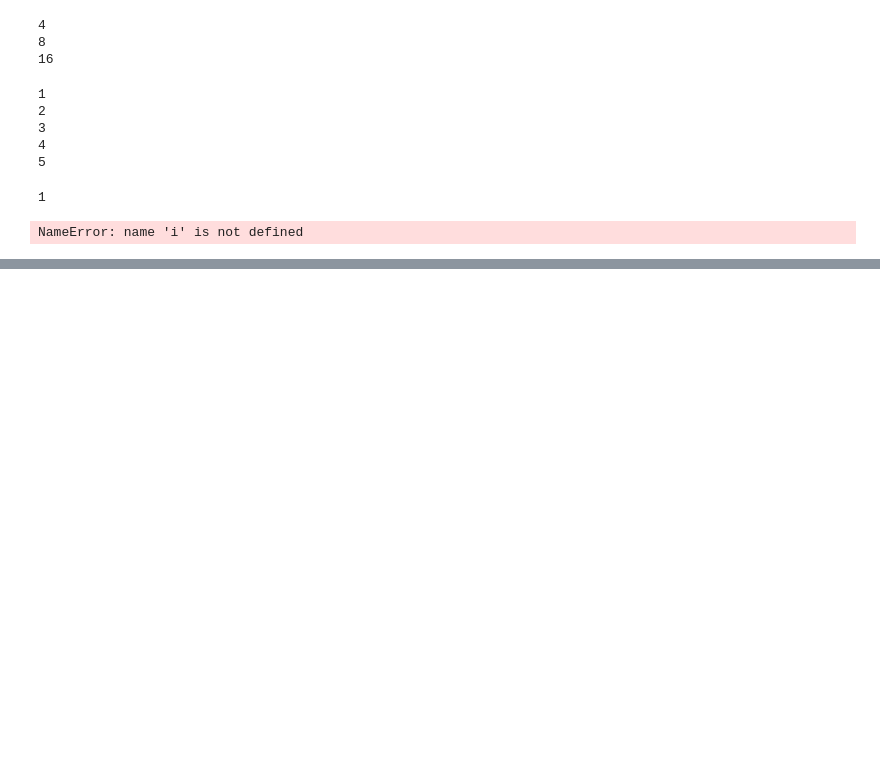
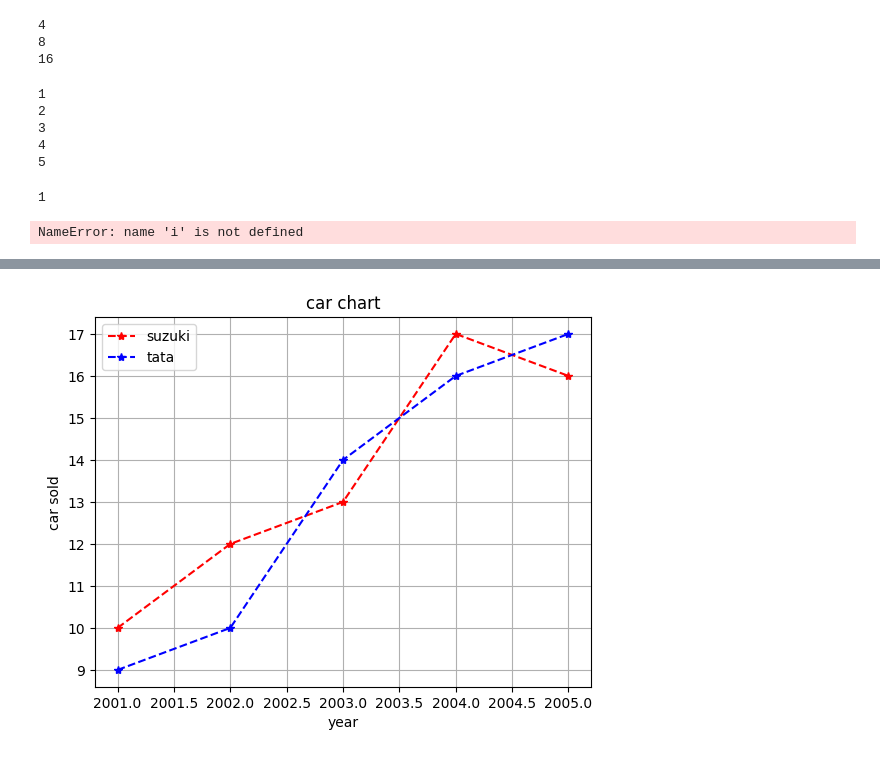
Before and after one commit to rajkumars27/Guvi-1, a Jupyter notebook: Practice.ipynb, the cells around one changed output, grey strips where cells are left out. Saved outputs shown, nothing was run; the diff lists cells and outputs as text; code cells hidden in the pictures; blank space fills up the shorter version.

```diff
--- a/Practice.ipynb
+++ b/Practice.ipynb
@@ -594,0 +662,19 @@ NameError: name 'i' is not defined
+# %%
+x1 = [2001,2002,2003,2004,2005]
+y1 = [10,12,13,17,16]
+
+x2 = [2001,2002,2003,2004,2005]
+y2 = [9,10,14,16,17]
+
+plt.plot(x1, y1, linestyle='--', marker='*', color='red', label='suzuki')
+plt.plot(x2, y2, linestyle='--', marker='*', color='blue', label='tata')
+
+plt.title('car chart')
+plt.xlabel('year')
+plt.ylabel('car sold')
+
+plt.grid(True)
+plt.legend() #show what is the line refer to
+plt.show()
+# %% [output]
+[figure, added]
```
Also changed, not shown: parts of 6 cells of this notebook.
